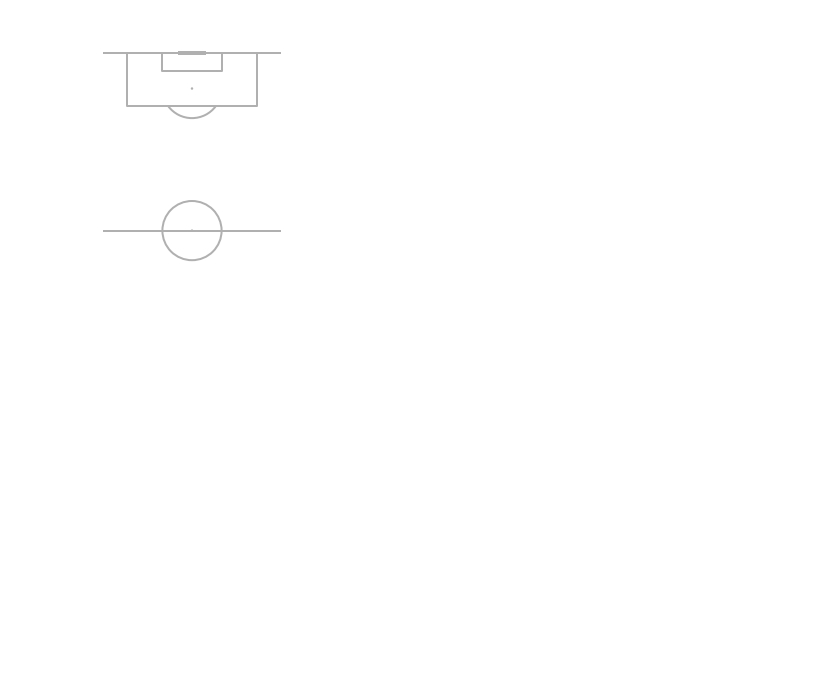
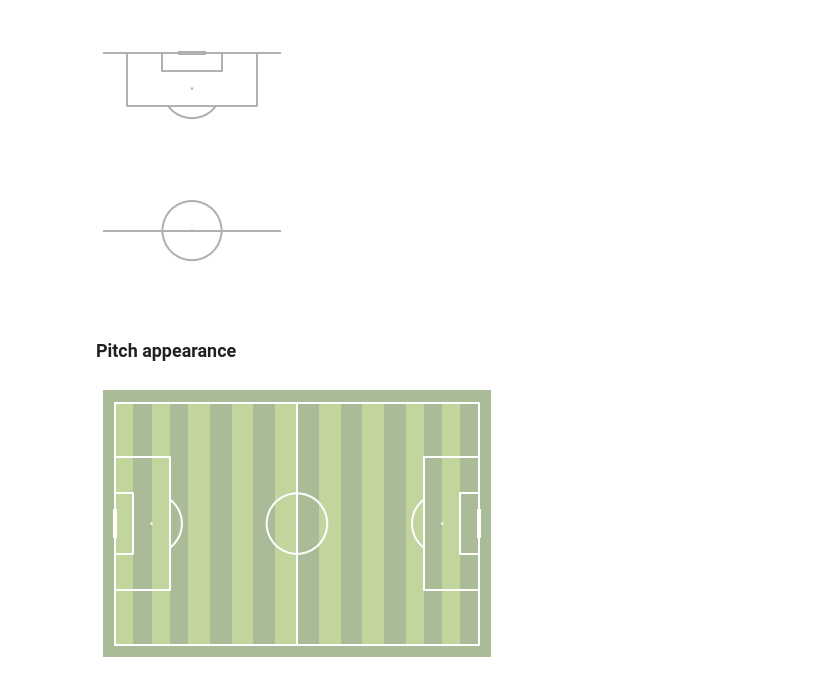
Before and after one commit to chikoungoun/Football, a Jupyter notebook: MPL Soccer/MPL Soccer intro.ipynb, the cells around one changed output. Cells and saved outputs as stored; diff of their text form; code cells hidden in the pictures; blank space fills up the shorter version.

Commit message:
Pitch appearance

```diff
--- a/MPL Soccer/MPL Soccer intro.ipynb
+++ b/MPL Soccer/MPL Soccer intro.ipynb
@@ -77,3 +77,10 @@ pitch = VerticalPitch(half=True,
 fig, ax = pitch.draw()
 # %% [output]
 [figure]
+# %% [markdown]
+### Pitch appearance
+# %%
+pitch = Pitch(pitch_color='#aabb97',line_color='white',stripe_color='#c2d59d',stripe=True)
+fig, ax = pitch.draw()
+# %% [output]
+[figure, added]
```
